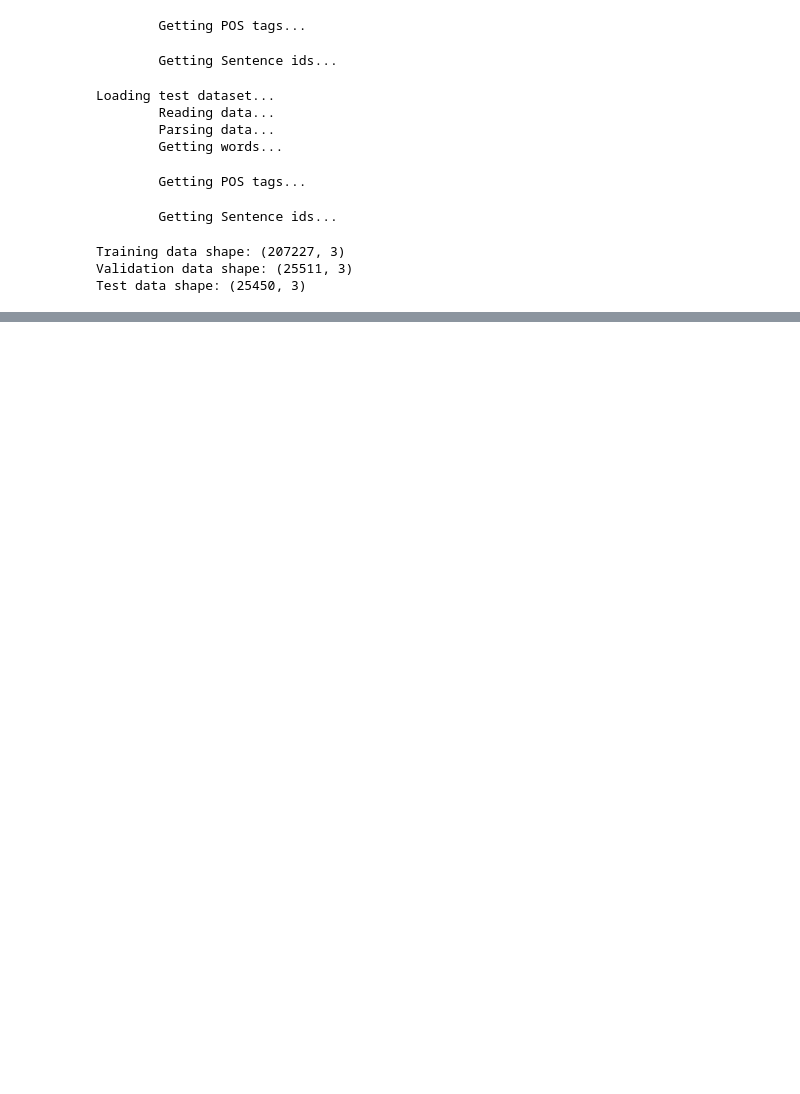
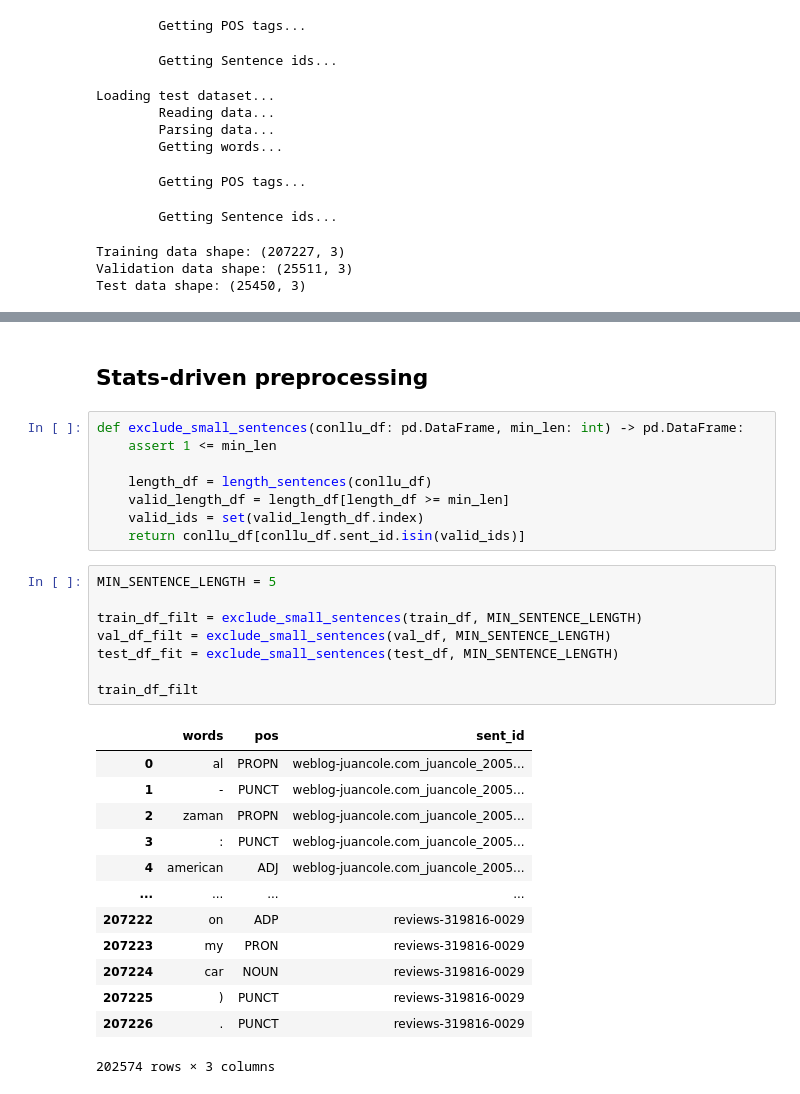
Before and after one commit to VassilisDrouzas/Natural-Language-Processing, a Jupyter notebook: mlp_nlp/ex_10.ipynb, the cells around one changed output, grey strips where cells are left out. Saved outputs shown, nothing was run; the diff lists cells and outputs as text; blank space fills up the shorter version.

```diff
--- a/mlp_nlp/ex_10.ipynb
+++ b/mlp_nlp/ex_10.ipynb
@@ -81,0 +171,32 @@ train_df
+# %% [markdown]
+## Stats-driven preprocessing
+# %%
+def exclude_small_sentences(conllu_df: pd.DataFrame, min_len: int) -> pd.DataFrame:
+    assert 1 <= min_len
+
+    length_df = length_sentences(conllu_df)
+    valid_length_df = length_df[length_df >= min_len]
+    valid_ids = set(valid_length_df.index)
+    return conllu_df[conllu_df.sent_id.isin(valid_ids)]
+# %%
+MIN_SENTENCE_LENGTH = 5
+
+train_df_filt = exclude_small_sentences(train_df, MIN_SENTENCE_LENGTH)
+val_df_filt = exclude_small_sentences(val_df, MIN_SENTENCE_LENGTH)
+test_df_fit = exclude_small_sentences(test_df, MIN_SENTENCE_LENGTH)
+
+train_df_filt
+# %% [output]
+|  | words | pos | sent_id |
+| 0 | al | PROPN | weblog-juancole.com_juancole_2005... |
+| 1 | - | PUNCT | weblog-juancole.com_juancole_2005... |
+| 2 | zaman | PROPN | weblog-juancole.com_juancole_2005... |
+| 3 | : | PUNCT | weblog-juancole.com_juancole_2005... |
+| 4 | american | ADJ | weblog-juancole.com_juancole_2005... |
+| ... | ... | ... | ... |
+| 207222 | on | ADP | reviews-319816-0029 |
+| 207223 | my | PRON | reviews-319816-0029 |
+| 207224 | car | NOUN | reviews-319816-0029 |
+| 207225 | ) | PUNCT | reviews-319816-0029 |
+| 207226 | . | PUNCT | reviews-319816-0029 |
+202574 rows × 3 columns
```
Also changed, not shown: parts of 12 cells of this notebook.
